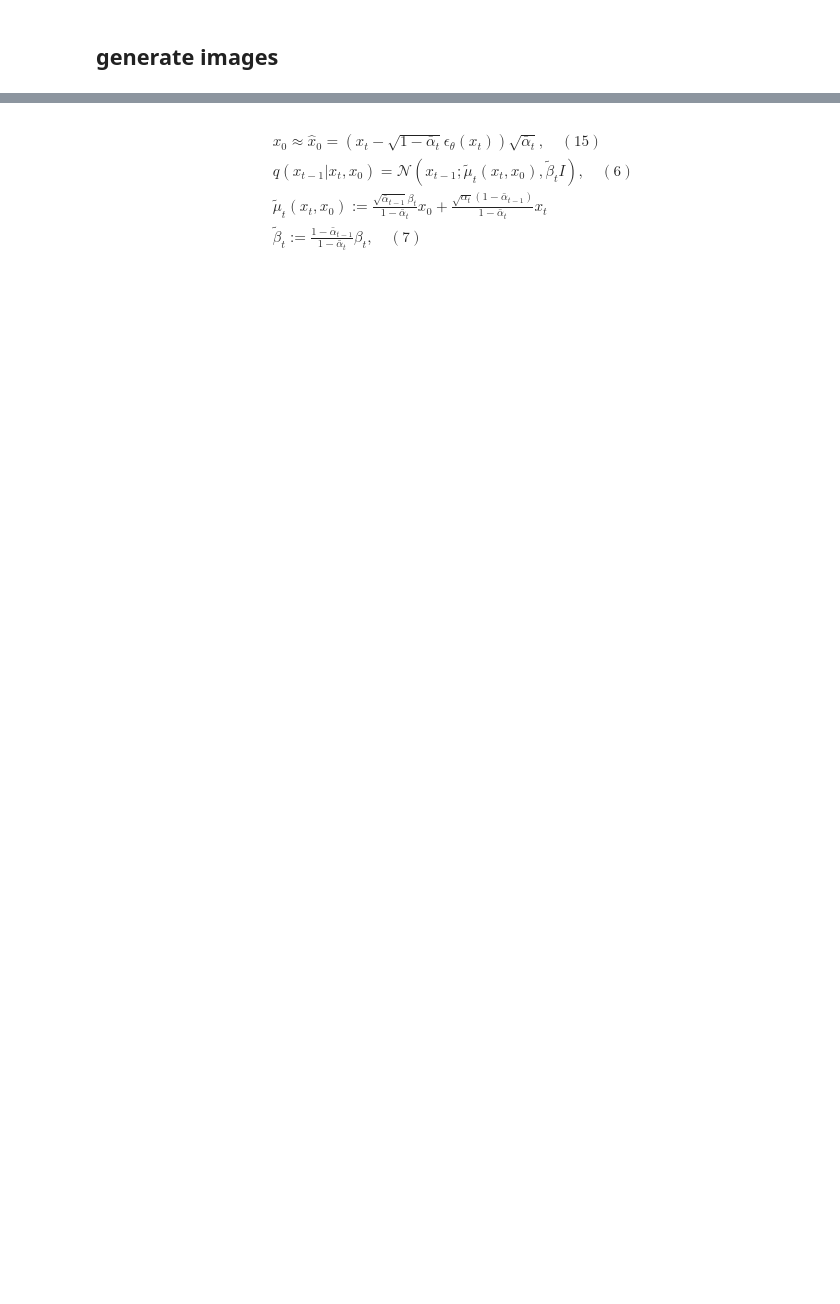
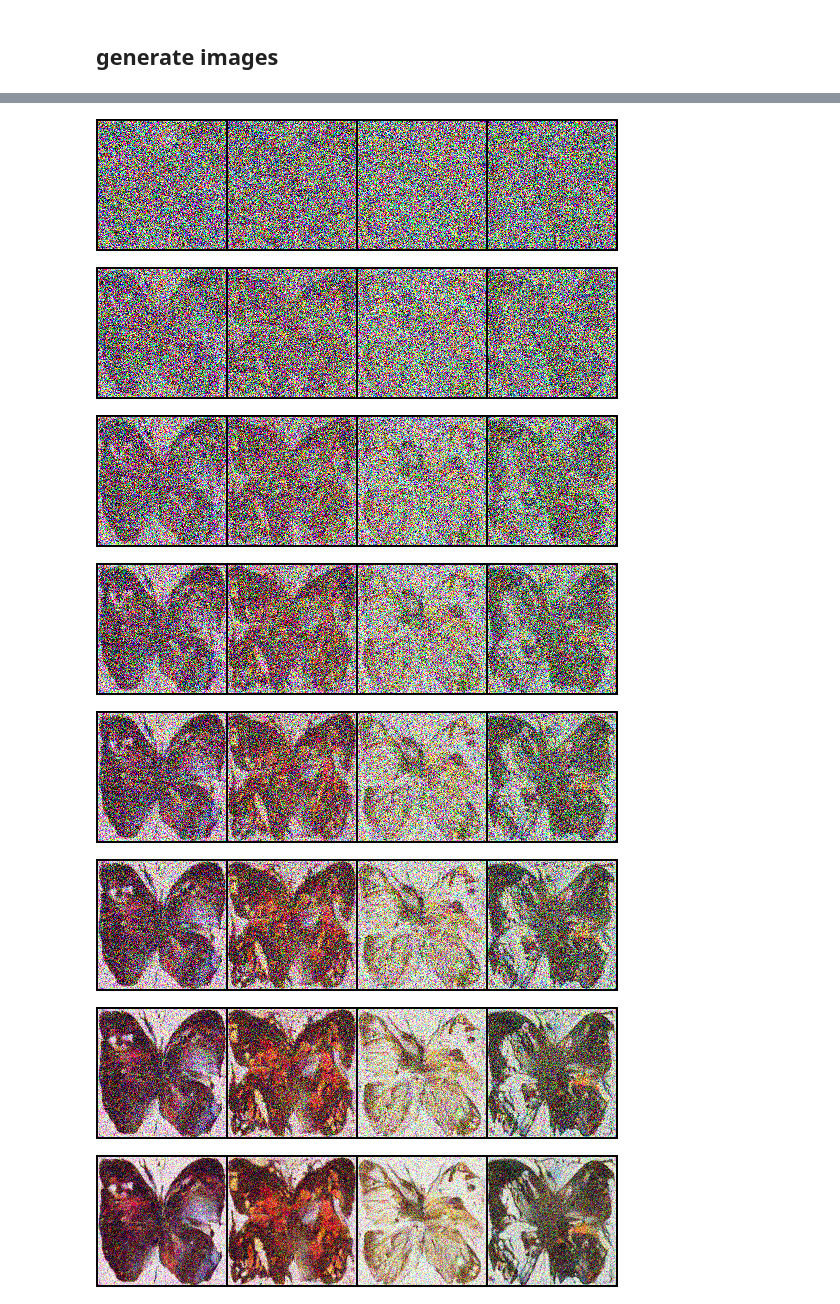
Before and after one commit to chunhuizhang/diffusion_models_tutorials, a Jupyter notebook: tutorials/diffusers_introduction.ipynb, the cells around one changed output, grey strips where cells are left out. Cells and saved outputs as stored; diff of their text form; code cells hidden in the pictures; blank space fills up the shorter version.

```diff
--- a/tutorials/diffusers_introduction.ipynb
+++ b/tutorials/diffusers_introduction.ipynb
@@ -457,9 +411,0 @@ pred_prev_sample = pred_prev_sample + variance
-# %% [markdown]
-$$
-\begin{split}
-&x_0\approx \hat x_0 = (x_t-\sqrt{1-\bar\alpha_t}\epsilon_\theta(x_t))\sqrt{\bar\alpha_t},\quad (15)\\
-&q(x_{t-1}|x_t,x_0)=\mathcal N(x_{t-1};\tilde\mu_t(x_t,x_0),\tilde\beta_tI),\quad (6)\\
-&\tilde\mu_t(x_t,x_0):=\frac{\sqrt{\bar{\alpha}_{t-1}}\beta_t}{1-\bar\alpha_t}x_0+\frac{\sqrt{\alpha_t}{(1-\bar\alpha_{t-1})}}{1-\bar\alpha_t}x_t\\
-&\tilde\beta_t:=\frac{1-\bar\alpha_{t-1}}{1-\bar\alpha_t}\beta_t,\quad (7)
-\end{split}
-$$
@@ -465,0 +416,23 @@ $$
+# %%
+sample = torch.randn(4, unet.config.in_channels, unet.config.sample_size, unet.config.sample_size)
+sample = sample.to(device)
+
+for i, t in enumerate(tqdm(noise_scheduler.timesteps)):
+  # 1. predict noise residual
+    with torch.no_grad():
+        residual = unet(sample, t).sample
+    # 2. compute less noisy image and set x_t -> x_t-1
+    sample = noise_scheduler.step(residual, t, sample).prev_sample
+
+    # 3. optionally look at image
+    if (i + 1) % 100 == 0:
+        display.display(show_images(sample))
+# %% [output]
+[figure, added]
+[figure, added]
+[figure, added]
+[figure, added]
+[figure, added]
+[figure, added]
+[figure, added]
+[figure, added]
```
Also changed, not shown: parts of 47 cells of this notebook, 2 other files.
